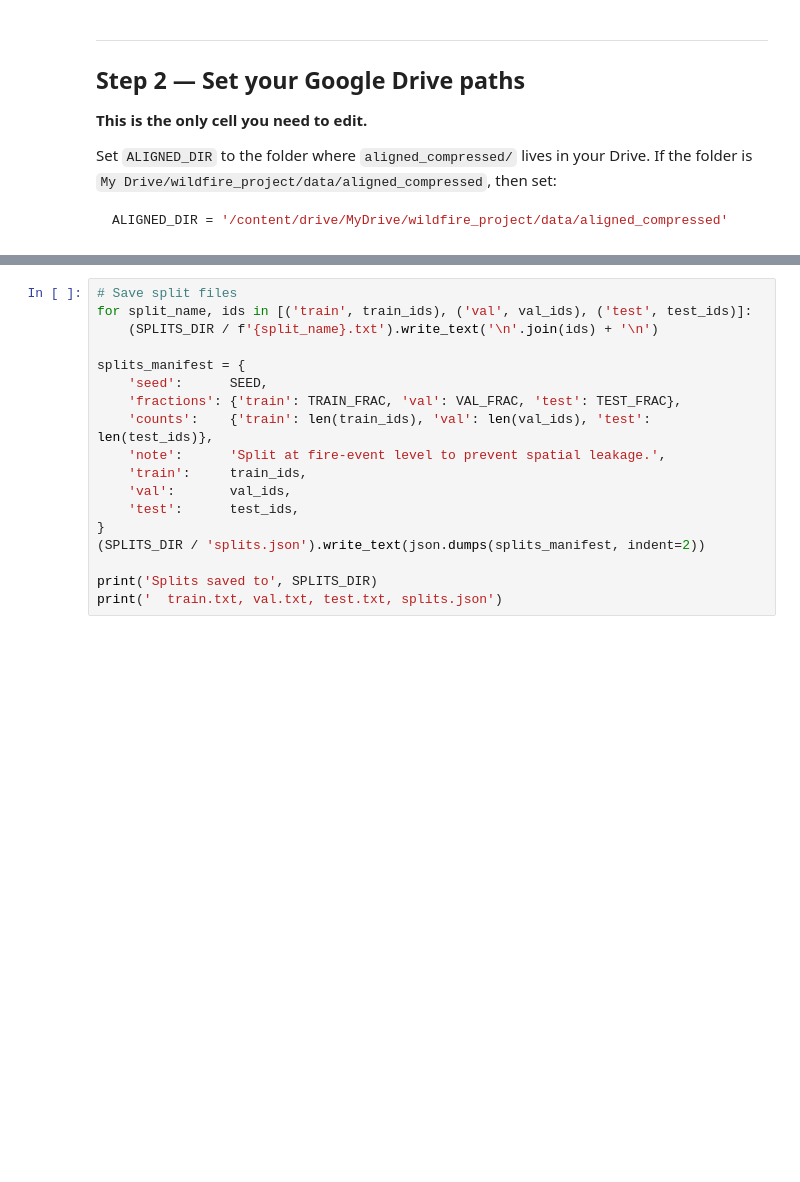
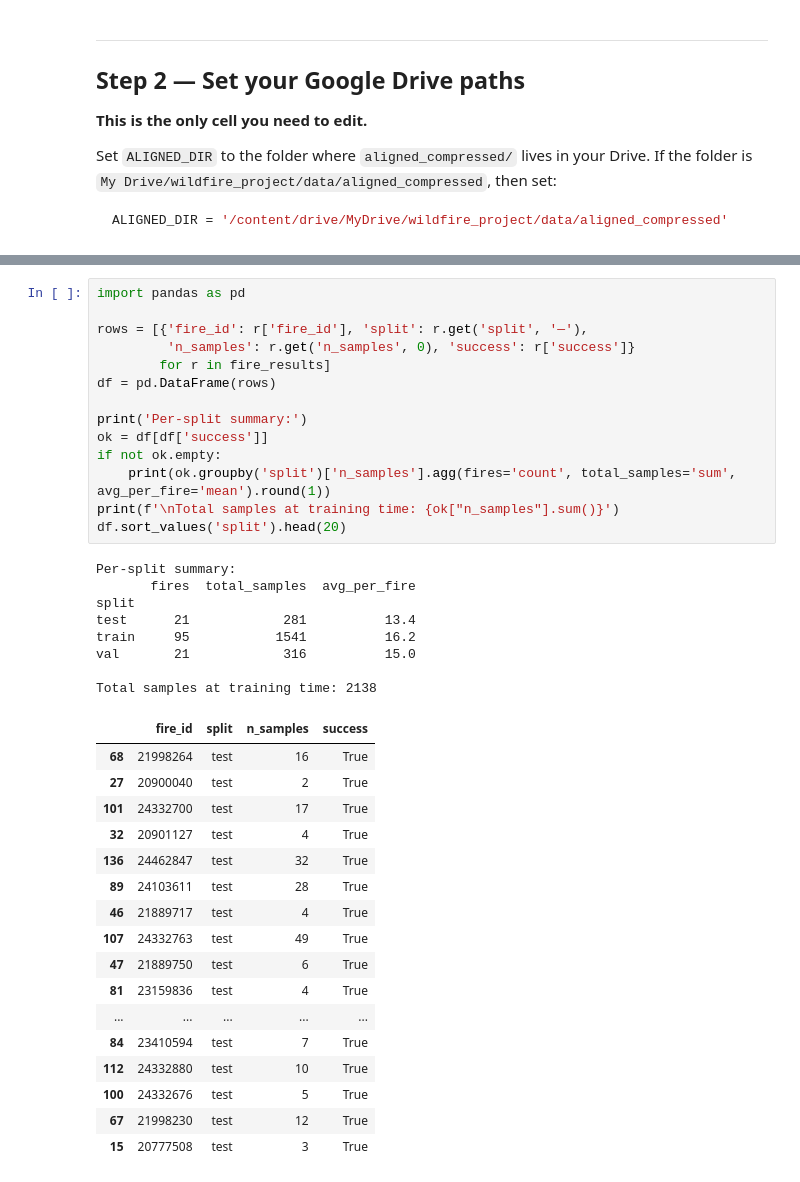
Before and after one commit to ngtdat9/wildfire-burned-area-regression, a Jupyter notebook: notebooks/03_phase4_tensor_export_colab.ipynb, the cells around one changed output, grey strips where cells are left out. Drawn from its saved outputs; the diff is of its cells as text; blank space fills up the shorter version.

```diff
--- a/notebooks/03_phase4_tensor_export_colab.ipynb
+++ b/notebooks/03_phase4_tensor_export_colab.ipynb
@@ -353,20 +559,42 @@ print(f'  test  : {len(test_ids)} fires  ({len(test_ids)/n:.0%})')
 # %%
-# Save split files
-for split_name, ids in [('train', train_ids), ('val', val_ids), ('test', test_ids)]:
-    (SPLITS_DIR / f'{split_name}.txt').write_text('\n'.join(ids) + '\n')
+import pandas as pd
 
-splits_manifest = {
-    'seed':      SEED,
-    'fractions': {'train': TRAIN_FRAC, 'val': VAL_FRAC, 'test': TEST_FRAC},
-    'counts':    {'train': len(train_ids), 'val': len(val_ids), 'test': len(test_ids)},
-    'note':      'Split at fire-event level to prevent spatial leakage.',
-    'train':     train_ids,
-    'val':       val_ids,
-    'test':      test_ids,
-}
-(SPLITS_DIR / 'splits.json').write_text(json.dumps(splits_manifest, indent=2))
+rows = [{'fire_id': r['fire_id'], 'split': r.get('split', '—'),
+         'n_samples': r.get('n_samples', 0), 'success': r['success']}
+        for r in fire_results]
+df = pd.DataFrame(rows)
 
-print('Splits saved to', SPLITS_DIR)
-print('  train.txt, val.txt, test.txt, splits.json')
+print('Per-split summary:')
+ok = df[df['success']]
+if not ok.empty:
+    print(ok.groupby('split')['n_samples'].agg(fires='count', total_samples='sum', avg_per_fire='mean').round(1))
+print(f'\nTotal samples at training time: {ok["n_samples"].sum()}')
+df.sort_values('split').head(20)
+# %% [output]
+Per-split summary:
+       fires  total_samples  avg_per_fire
+split
+test      21            281          13.4
+train     95           1541          16.2
+val       21            316          15.0
+
+Total samples at training time: 2138
+|  | fire_id | split | n_samples | success |
+| 68 | 21998264 | test | 16 | True |
+| 27 | 20900040 | test | 2 | True |
+| 101 | 24332700 | test | 17 | True |
+| 32 | 20901127 | test | 4 | True |
+| 136 | 24462847 | test | 32 | True |
+| 89 | 24103611 | test | 28 | True |
+| 46 | 21889717 | test | 4 | True |
+| 107 | 24332763 | test | 49 | True |
+| 47 | 21889750 | test | 6 | True |
+| 81 | 23159836 | test | 4 | True |
+| ... | ... | ... | ... | ... |
+| 84 | 23410594 | test | 7 | True |
+| 112 | 24332880 | test | 10 | True |
+| 100 | 24332676 | test | 5 | True |
+| 67 | 21998230 | test | 12 | True |
+| 15 | 20777508 | test | 3 | True |
 # %% [markdown]
 ---
```
Also changed, not shown: parts of 21 cells of this notebook, 1 other file.
